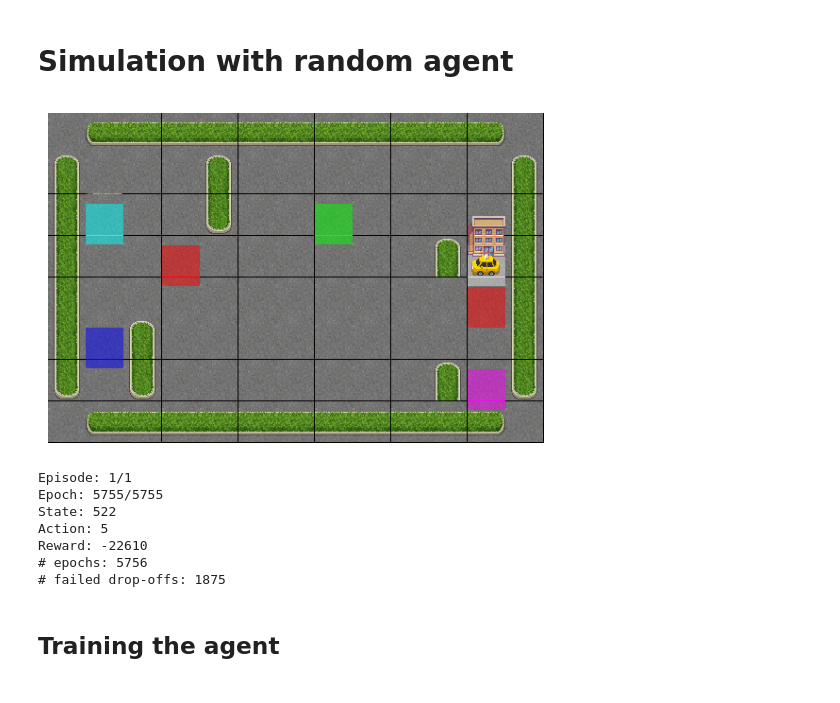
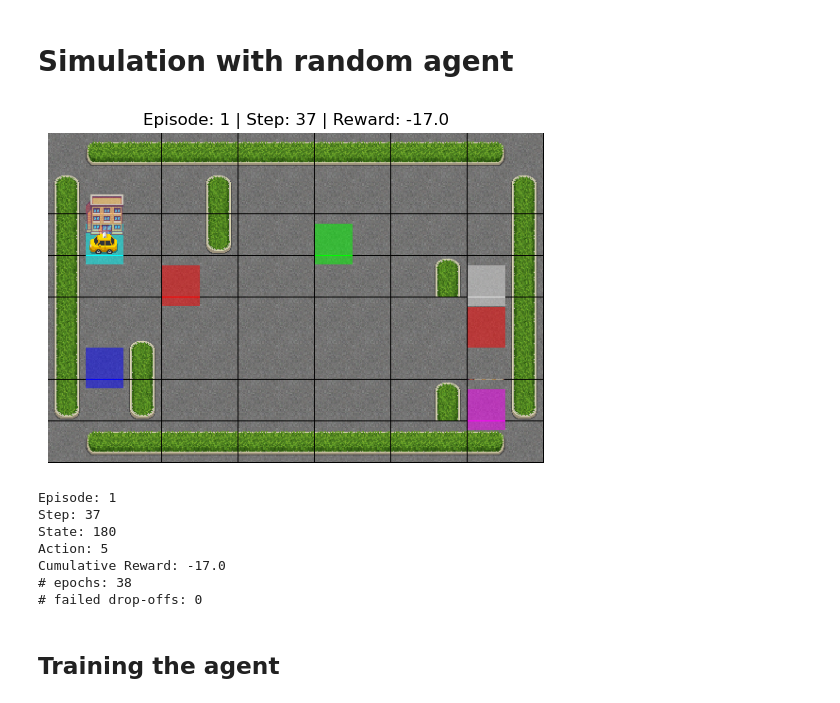
Before and after one commit to safa-diyarbakrli/taxi-q-learning, a Jupyter notebook: taxi_q_learning.ipynb, the cells around one changed output. Cells and saved outputs as stored; diff of their text form; code cells hidden in the pictures.

Commit message:
animation fix

```diff
--- a/taxi_q_learning.ipynb
+++ b/taxi_q_learning.ipynb
@@ -409,23 +414,25 @@ class TaxiEnv(Env):
 # Taxi rider from https://franuka.itch.io/rpg-asset-pack
 # All other assets by Mel Tillery http://www.cyaneus.com/
 # %%
-# Run animation
 def run_animation(experience_buffer):
-    time_lag = 0.05  # Delay (in s) between frames
+    """Function to run animation"""
+    time_lag = 0.1  # Delay (in s) between frames
     for experience in experience_buffer:
         # Plot frame
         clear_output(wait=True)
         plt.imshow(experience['frame'])
         plt.axis('off')
+        #Show the title
+        plt.title(f"Episode: {experience['episode']} | Step: {experience['epoch']} | Reward: {experience['reward']:.1f}")
         plt.show()
 
         # Print console output
-        print(f"Episode: {experience['episode']}/{experience_buffer[-1]['episode']}")
-        print(f"Epoch: {experience['epoch']}/{experience_buffer[-1]['epoch']}")
+        print(f"Episode: {experience['episode']}")
+        print(f"Step: {experience['epoch']}")
         print(f"State: {experience['state']}")
         print(f"Action: {experience['action']}")
-        print(f"Reward: {experience['reward']}")
+        print(f"Cumulative Reward: {experience['reward']:.1f}")
 
-        # Pauze animation
+        # Pause animation
         sleep(time_lag)
 # %%
@@ -501,43 +520,43 @@ done = False
 state, _ = env.reset()
 
 while not done:
     # Sample random action
-    action = env.action_space.sample()
-    #action = env.action_space.sample(env.action_mask(state))
+    action = env.action_mask(state)
+    action = env.action_space.sample(mask=env.action_mask(state))
 
     state, reward, done, _, _ = env.step(action)
     cum_reward += reward
 
     # Store experience in dictionary
     experience_buffer.append({
         "frame": env.render(),
         "episode": 1,
         "epoch": epoch,
         "state": state,
         "action": action,
         "reward": cum_reward,
         }
     )
 
     if reward == -10:
         num_failed_dropoffs += 1
 
     epoch += 1
 
 # Run animation and print console output
 run_animation(experience_buffer)
 
 print("# epochs: {}".format(epoch))
 print("# failed drop-offs: {}".format(num_failed_dropoffs))
 # %% [output]
-[figure, old version]
+[figure, new version]
-Episode: 1/1
-Epoch: 5755/5755
-State: 522
+Episode: 1
+Step: 37
+State: 180
 Action: 5
-Reward: -22610
-# epochs: 5756
-# failed drop-offs: 1875
+Cumulative Reward: -17.0
+# epochs: 38
+# failed drop-offs: 0
 # %% [markdown]
 ## Training the agent
 # %%
```
Also changed, not shown: parts of 6 cells of this notebook, 4 other files.
